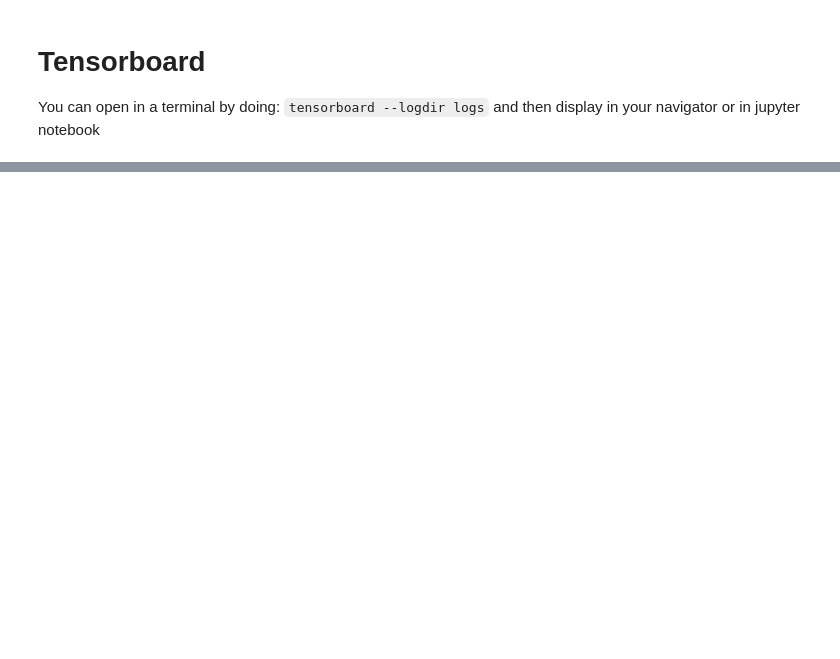
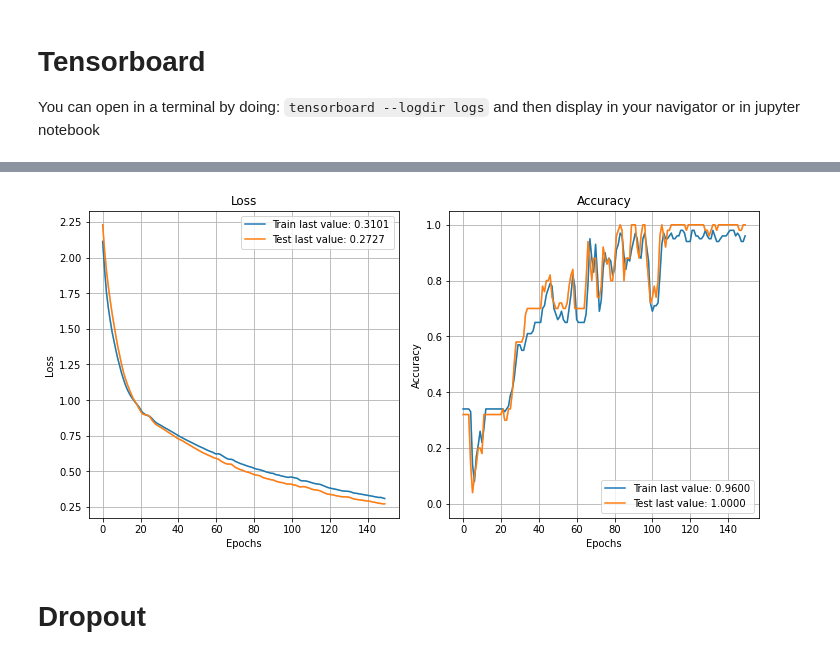
Before and after one commit to vrdelc/intro_keras, a Jupyter notebook: iris_dataset_classification.ipynb, the cells around one changed output, grey strips where cells are left out. Drawn from its saved outputs; the diff is of its cells as text; code cells hidden in the pictures; blank space fills up the shorter version.

```diff
--- a/iris_dataset_classification.ipynb
+++ b/iris_dataset_classification.ipynb
@@ -196,0 +243,14 @@ Selecting TensorBoard with logdir logs (started 3 days, 2:51:22 ago; port 6006,
+# %%
+# Create model
+model_complex = Sequential()
+model_complex.add(Dense(8, input_dim=4, activation='relu'))
+model_complex.add(Dense(16, activation='relu'))
+model_complex.add(Dense(8, activation='relu'))
+model_complex.add(Dense(3, activation='softmax'))
+# Compile model
+model_complex.compile(loss='categorical_crossentropy', optimizer='adam', metrics=['accuracy'])
+# Save logs and tensorboard
+logdir_complex = os.path.join("logs", "iris_complex")
+tensorboard_callback_complex = tf.keras.callbacks.TensorBoard(logdir_complex, histogram_freq=1)
+# Train model
+history_complex = model_complex.fit(x=X_train, y=y_train, epochs=150, validation_data=(X_test, y_test), callbacks=[tensorboard_callback_complex])
@@ -196,0 +275,7 @@ Selecting TensorBoard with logdir logs (started 3 days, 2:51:22 ago; port 6006,
+# %%
+plot_history(history_complex)
+plt.show()
+# %% [output]
+[figure, added]
+# %% [markdown]
+# Dropout
```
Also changed, not shown: parts of 14 cells of this notebook, 57 other files.
